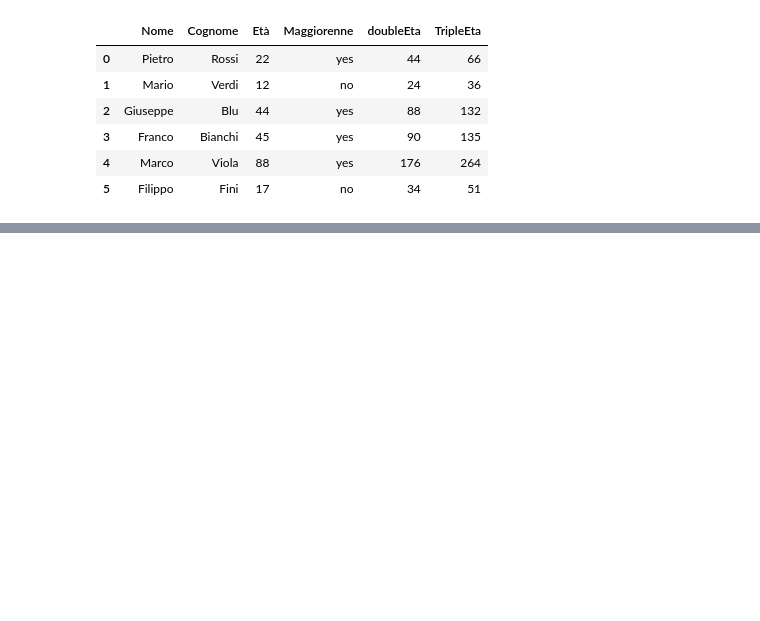
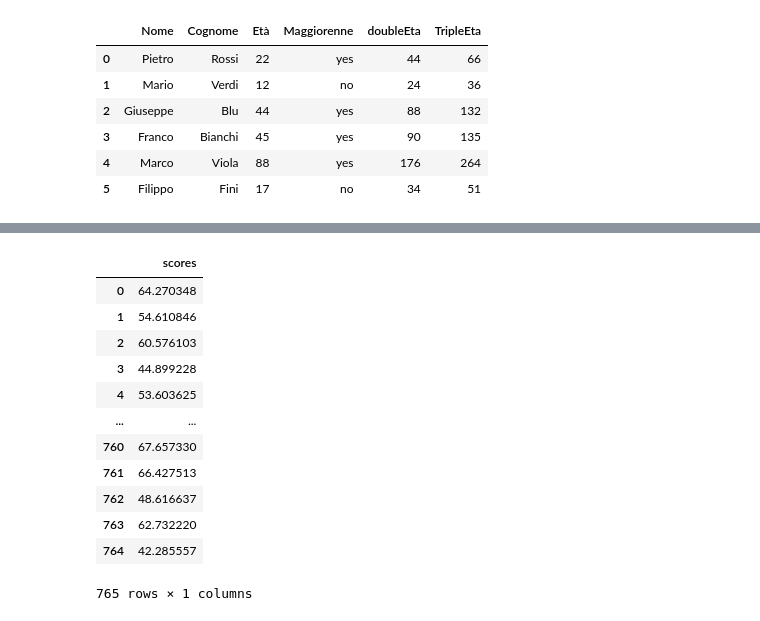
Before and after one commit to pietrolo94/primarepo, a Jupyter notebook: Elaborazione_dati/prova1.ipynb, the cells around one changed output, grey strips where cells are left out. Saved outputs shown, nothing was run; the diff lists cells and outputs as text; code cells hidden in the pictures; blank space fills up the shorter version.

```diff
--- a/Elaborazione_dati/prova1.ipynb
+++ b/Elaborazione_dati/prova1.ipynb
@@ -75,0 +95,4 @@ df.to_excel('esercizio2.xlsx', index=False)
+# %%
+mu, sigma = 60 , 12
+s = np.random.normal(mu, sigma, 1000)
+s
@@ -75,0 +144,17 @@ df.to_excel('esercizio2.xlsx', index=False)
+# %%
+df_filtered.reset_index(drop=True, inplace=True)
+df_filtered
+# %% [output]
+|  | scores |
+| 0 | 64.270348 |
+| 1 | 54.610846 |
+| 2 | 60.576103 |
+| 3 | 44.899228 |
+| 4 | 53.603625 |
+| ... | ... |
+| 760 | 67.657330 |
+| 761 | 66.427513 |
+| 762 | 48.616637 |
+| 763 | 62.732220 |
+| 764 | 42.285557 |
+765 rows × 1 columns
```
Also changed, not shown: parts of 11 cells of this notebook, 1 other file.
